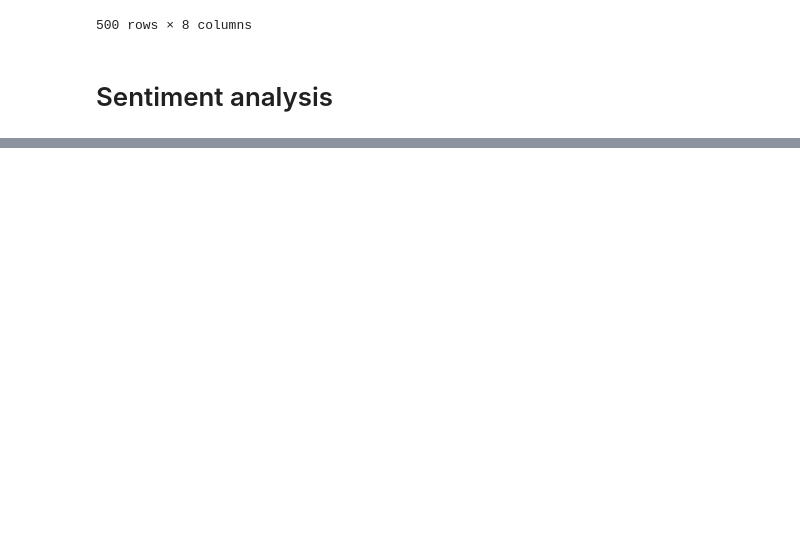
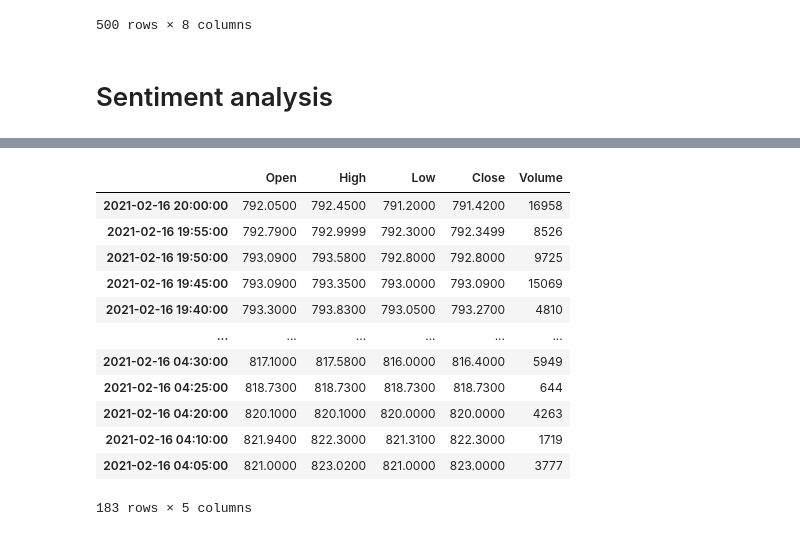
Before and after one commit to alessandraquig/SentimentAnalysisSubproject, a Jupyter notebook: FinanceSentimentAnalyser.ipynb, the cells around one changed output, grey strips where cells are left out. Cells and saved outputs as stored; diff of their text form; code cells hidden in the pictures; blank space fills up the shorter version.

```diff
--- a/FinanceSentimentAnalyser.ipynb
+++ b/FinanceSentimentAnalyser.ipynb
@@ -67,3 +87,19 @@ df
+# %%
+price[(price.index > '2021-02-13') & (price.index <= '2021-02-17')] # no price data for 15th
+# %% [output]
+|  | Open | High | Low | Close | Volume |
+| 2021-02-16 20:00:00 | 792.0500 | 792.4500 | 791.2000 | 791.4200 | 16958 |
+| 2021-02-16 19:55:00 | 792.7900 | 792.9999 | 792.3000 | 792.3499 | 8526 |
+| 2021-02-16 19:50:00 | 793.0900 | 793.5800 | 792.8000 | 792.8000 | 9725 |
+| 2021-02-16 19:45:00 | 793.0900 | 793.3500 | 793.0000 | 793.0900 | 15069 |
+| 2021-02-16 19:40:00 | 793.3000 | 793.8300 | 793.0500 | 793.2700 | 4810 |
+| ... | ... | ... | ... | ... | ... |
+| 2021-02-16 04:30:00 | 817.1000 | 817.5800 | 816.0000 | 816.4000 | 5949 |
+| 2021-02-16 04:25:00 | 818.7300 | 818.7300 | 818.7300 | 818.7300 | 644 |
+| 2021-02-16 04:20:00 | 820.1000 | 820.1000 | 820.0000 | 820.0000 | 4263 |
+| 2021-02-16 04:10:00 | 821.9400 | 822.3000 | 821.3100 | 822.3000 | 1719 |
+| 2021-02-16 04:05:00 | 821.0000 | 823.0200 | 821.0000 | 823.0000 | 3777 |
+183 rows × 5 columns
 # %%
 mean_df = df.groupby([df.index.date]).mean().unstack()
 plt.plot(mean_df.xs('compound'))
```
Also changed, not shown: parts of 4 cells of this notebook, 1 other file.
